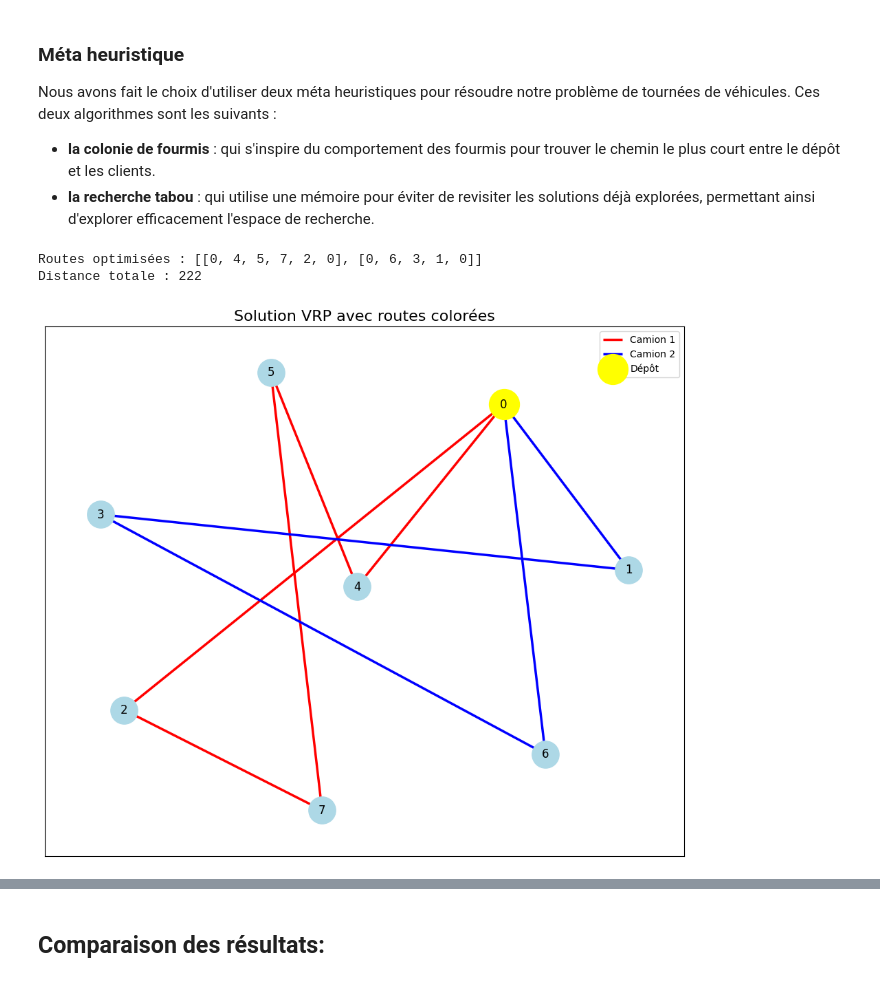
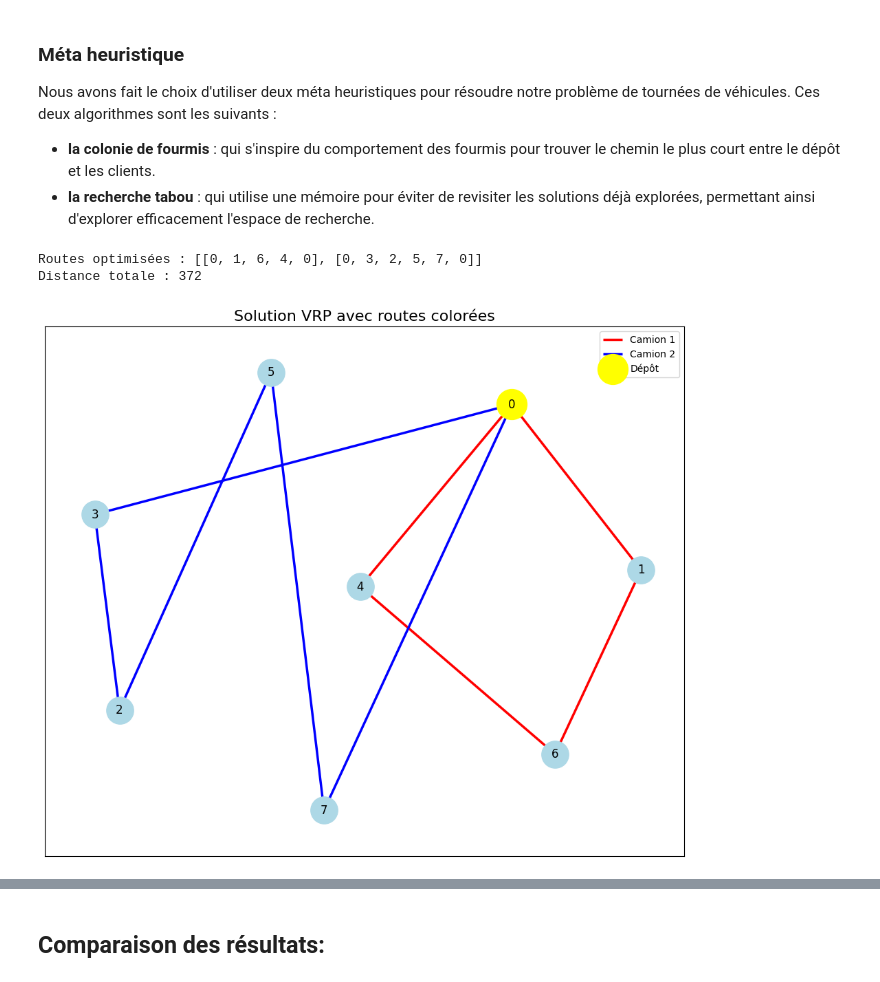
Before and after one commit to Hassen-Medles/Operational-Research, a Jupyter notebook: Livrable1.ipynb, the cells around one changed output, grey strips where cells are left out. Drawn from its saved outputs; the diff is of its cells as text; code cells hidden in the pictures.

```diff
--- a/Livrable1.ipynb
+++ b/Livrable1.ipynb
@@ -359,9 +360,8 @@ def plot_vrp_solution(graph, routes, depot):
     plt.title("Solution VRP avec routes colorées", fontsize=16)
     plt.legend()
     plt.show()
-# Résoudre le VRP grâce à la programmation linéaire
-routes, total_distance = solve_vrp_with_pl(G, depot=0, num_vehicles=3)
-# Afficher les résultats
+
+routes, total_distance = solve_vrp_with_pl(G, 0, 2)
 if routes:
     print("Routes optimisées :", routes)
     print("Distance totale :", total_distance)
@@ -421,8 +373,0 @@ def robust_vrp_tabou(graph, depot, num_vehicles):
-# %%
-depot = 0
-num_vehicles = 2
-
-solution = robust_vrp_tabou(G, depot, num_vehicles)
-
-for idx, route in enumerate(solution):
-    print(f"Véhicule {idx+1} : {route}")
@@ -484,11 +426,13 @@ Nous avons fait le choix d'utiliser deux méta heuristiques pour résoudre notre
 - **la colonie de fourmis** : qui s'inspire du comportement des fourmis pour trouver le chemin le plus court entre le dépôt et les clients.
 - **la recherche tabou** : qui utilise une mémoire pour éviter de revisiter les solutions déjà explorées, permettant ainsi d'explorer efficacement l'espace de recherche.
 # %%
-def ant_colony_vrp_fast(graph, depot, max_nodes=5, num_ants=10, num_iterations=50, alpha=1, beta=2, evaporation_rate=0.5, pheromone_init=1.0):
-
+def ant_colony_vrp_fast(graph, depot, num_vehicles=2, num_ants=10, num_iterations=50, alpha=1, beta=2, evaporation_rate=0.5, pheromone_init=1.0):
     pheromones = {edge: pheromone_init for edge in graph.edges}
     best_routes = None
     best_cost = float('inf')
+    nodes = list(graph.nodes)
+    nodes.remove(depot)
+
     for iteration in range(num_iterations):
         for ant in range(num_ants):
             unvisited = set(graph.nodes)
@@ -496,11 +440,12 @@ def ant_colony_vrp_fast(graph, depot, max_nodes=5, num_ants=10, num_iterations=5
             routes = []
             total_cost = 0
 
-            while unvisited:
+            for _ in range(num_vehicles):
                 current_route = [depot]
                 current_node = depot
+                visited_this_trip = set()
 
-                while unvisited and len(current_route) - 1 < max_nodes:
+                while unvisited and len(visited_this_trip) < (len(nodes) // num_vehicles) + (1 if len(unvisited) % num_vehicles != 0 else 0):
                     neighbors = [n for n in graph.neighbors(current_node) if n in unvisited]
                     if not neighbors:
                         break
@@ -524,34 +469,35 @@ def ant_colony_vrp_fast(graph, depot, max_nodes=5, num_ants=10, num_iterations=5
                     current_route.append(next_node)
                     total_cost += graph[current_node][next_node]['distance']
                     unvisited.remove(next_node)
+                    visited_this_trip.add(next_node)
                     current_node = next_node
 
                 if current_node != depot:
                     current_route.append(depot)
                     total_cost += graph[current_node][depot]['distance']
 
                 routes.append(current_route)
 
             if total_cost < best_cost:
                 best_cost = total_cost
                 best_routes = routes
 
         for edge in pheromones:
             pheromones[edge] *= (1 - evaporation_rate)
 
         for route in best_routes:
             for i in range(len(route) - 1):
                 edge = (route[i], route[i + 1]) if (route[i], route[i + 1]) in pheromones else (route[i + 1], route[i])
                 pheromones[edge] += 1 / best_cost
 
     return best_routes, best_cost
 
-best_routes, best_cost = ant_colony_vrp_fast(G, depot=0, max_nodes=4, num_ants=10, num_iterations=100)
+best_routes, best_cost = ant_colony_vrp_fast(G, depot=0, num_vehicles=2, num_ants=10, num_iterations=100)
 if best_routes:
     print("Routes optimisées :", best_routes)
     print("Distance totale :", best_cost)
     plot_vrp_solution(G, best_routes, depot=0)
 # %% [output]
-Routes optimisées : [[0, 4, 5, 7, 2, 0], [0, 6, 3, 1, 0]]
-Distance totale : 222
+Routes optimisées : [[0, 1, 6, 4, 0], [0, 3, 2, 5, 7, 0]]
+Distance totale : 372
-[figure, old version]
+[figure, new version]
```
Also changed, not shown: parts of 11 cells of this notebook.
